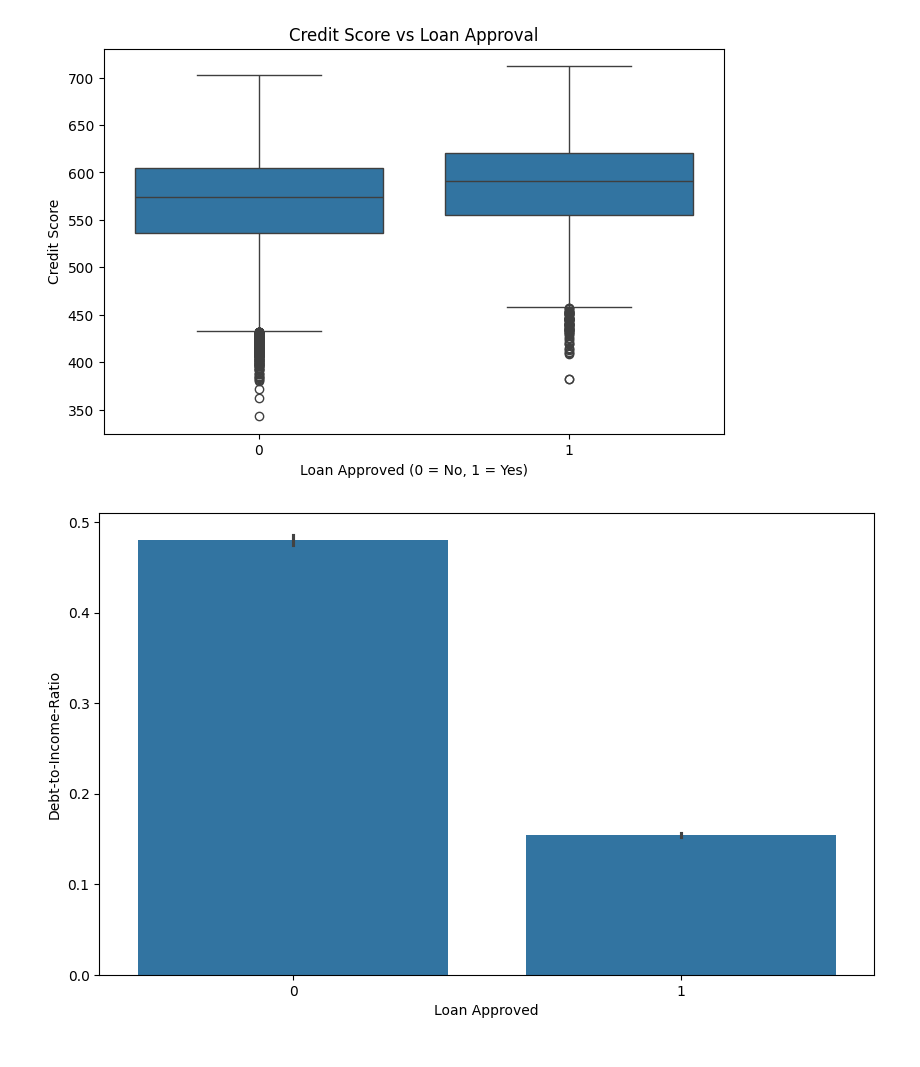
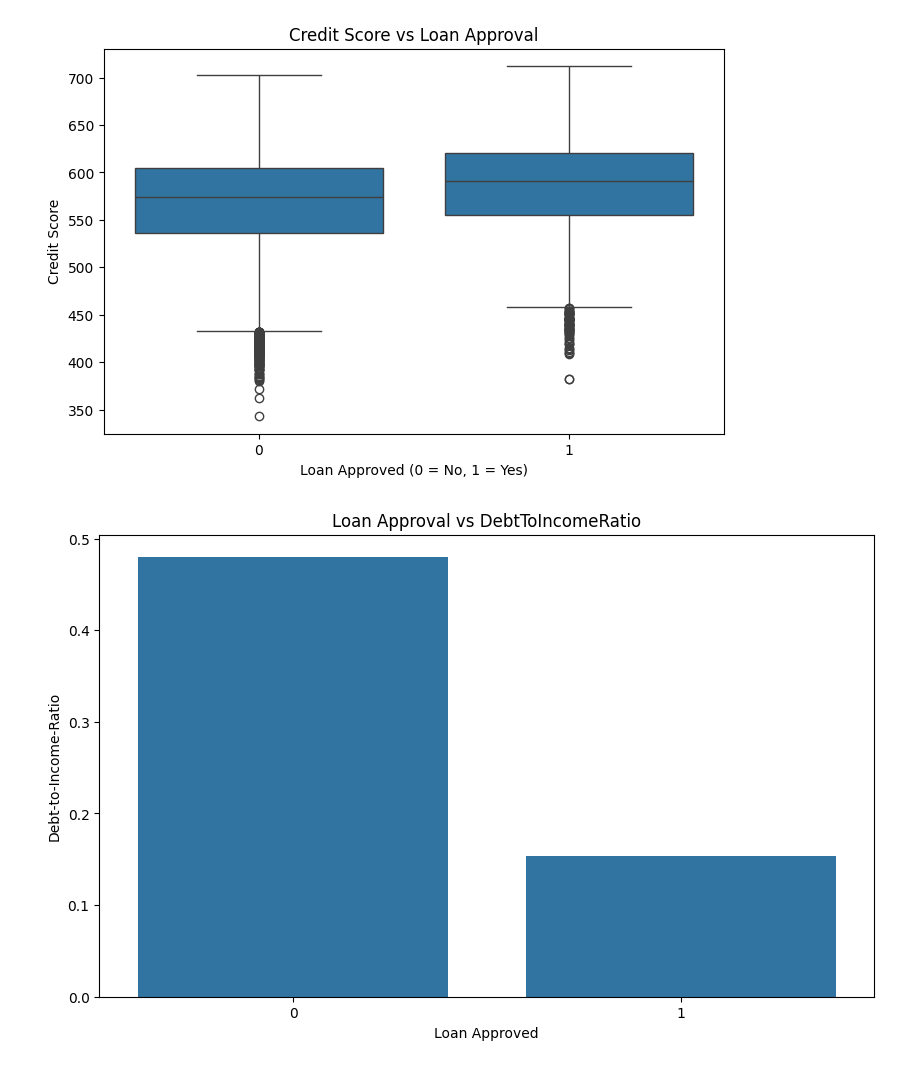
Before and after one commit to AbdulWahid026/ML_LoanApprovalPrediction-CreditRiskAnalysis, a Jupyter notebook: model.ipynb, the cells around one changed output. Drawn from its saved outputs; the diff is of its cells as text; code cells hidden in the pictures.

```diff
--- a/model.ipynb
+++ b/model.ipynb
@@ -196,9 +196,10 @@ plt.show()
 [figure]
 # %%
 plt.figure(figsize=(10,6))
-sns.barplot(data=data_df,x='LoanApproved',y='TotalDebtToIncomeRatio')
+plt.title('Loan Approval vs DebtToIncomeRatio')
+sns.barplot(x='LoanApproved',y='TotalDebtToIncomeRatio',data=data_df,errorbar=None)
 plt.xlabel('Loan Approved')
 plt.ylabel('Debt-to-Income-Ratio')
 plt.show()
 # %% [output]
-[figure, old version]
+[figure, new version]
```
Also changed, not shown: parts of 4 cells of this notebook.
